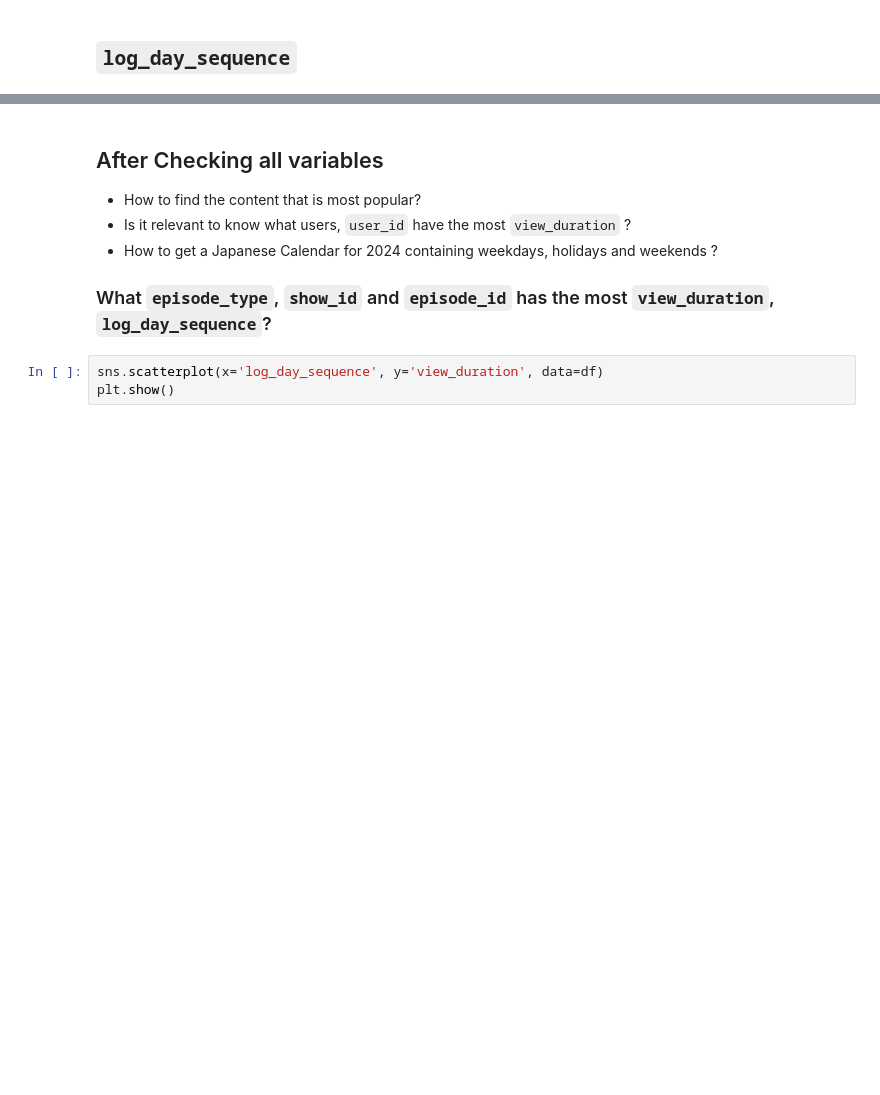
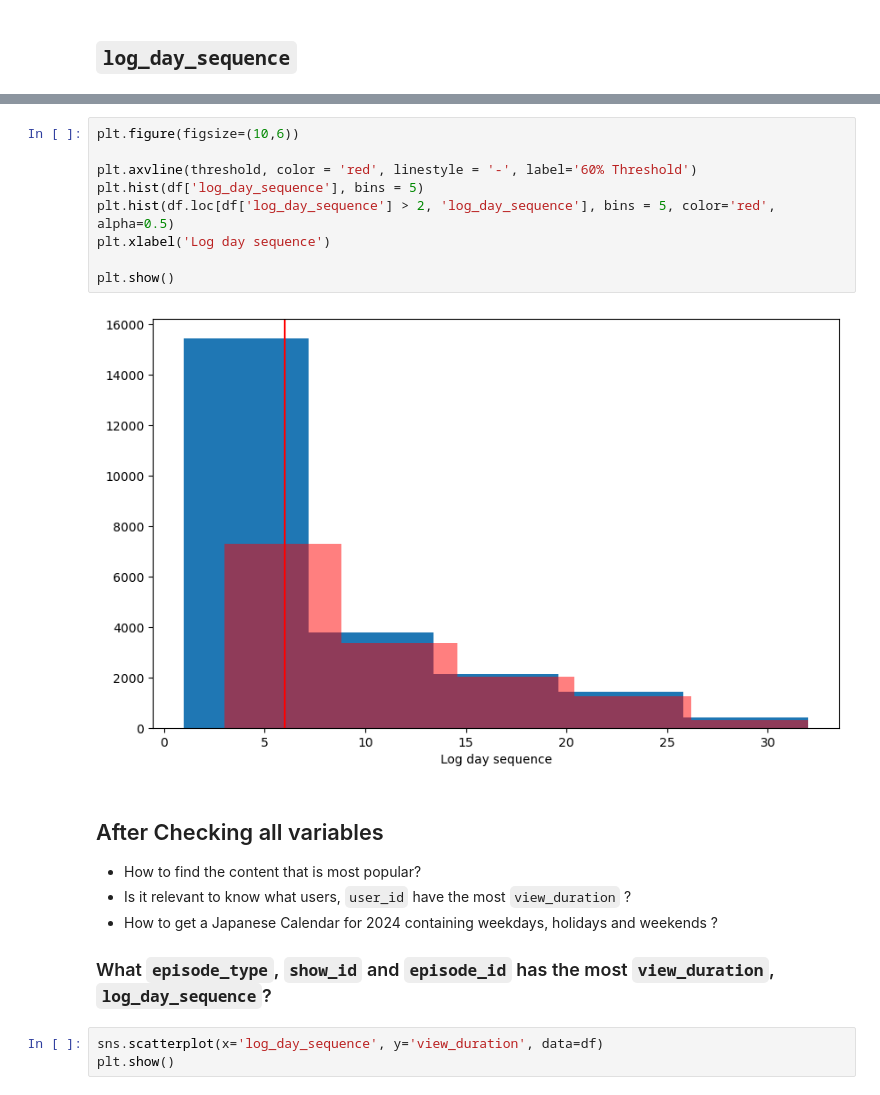
Before and after one commit to tczank/myUnext, a Jupyter notebook: trialEDA.ipynb, the cells around one changed output, grey strips where cells are left out. Cells and saved outputs as stored; diff of their text form; blank space fills up the shorter version.

```diff
--- a/trialEDA.ipynb
+++ b/trialEDA.ipynb
@@ -141,3 +150,14 @@ df['log_day_sequence'].plot(kind='hist', bins = 25)
+# %%
+plt.figure(figsize=(10,6))
+
+plt.axvline(threshold, color = 'red', linestyle = '-', label='60% Threshold')
+plt.hist(df['log_day_sequence'], bins = 5)
+plt.hist(df.loc[df['log_day_sequence'] > 2, 'log_day_sequence'], bins = 5, color='red', alpha=0.5)
+plt.xlabel('Log day sequence')
+
+plt.show()
+# %% [output]
+[figure, added]
 # %% [markdown]
 ## After Checking all variables
 
```
Also changed, not shown: parts of 15 cells of this notebook, 4 other files.
